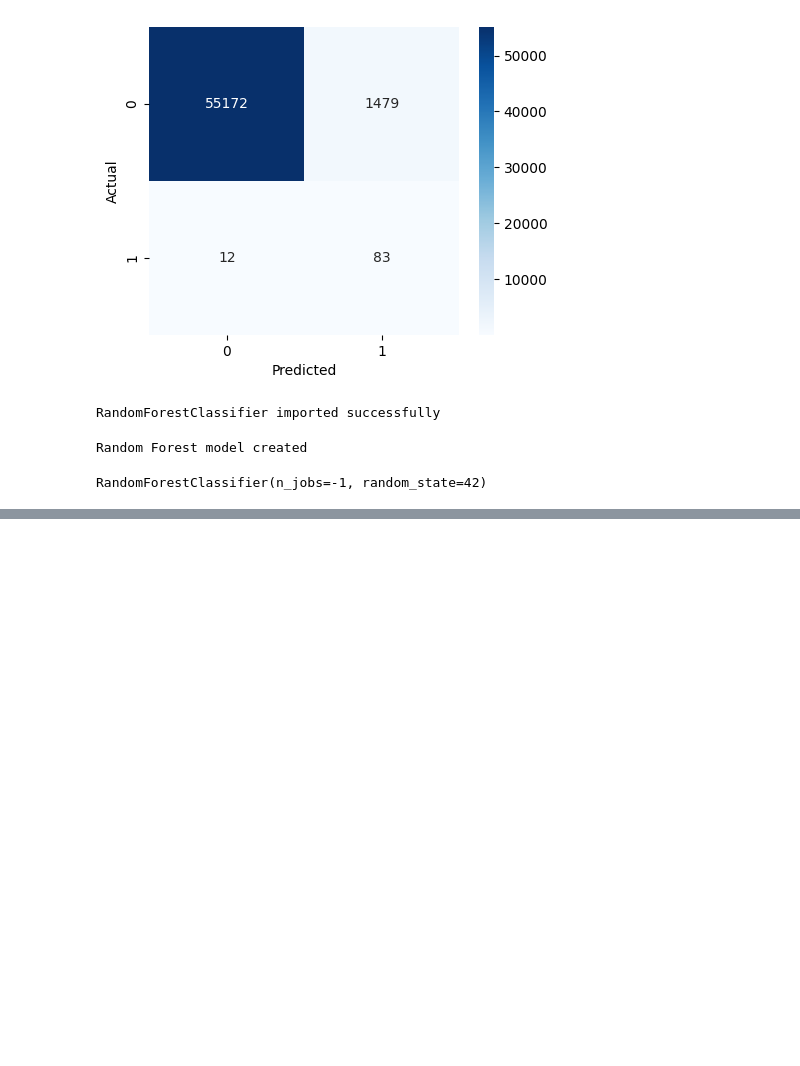
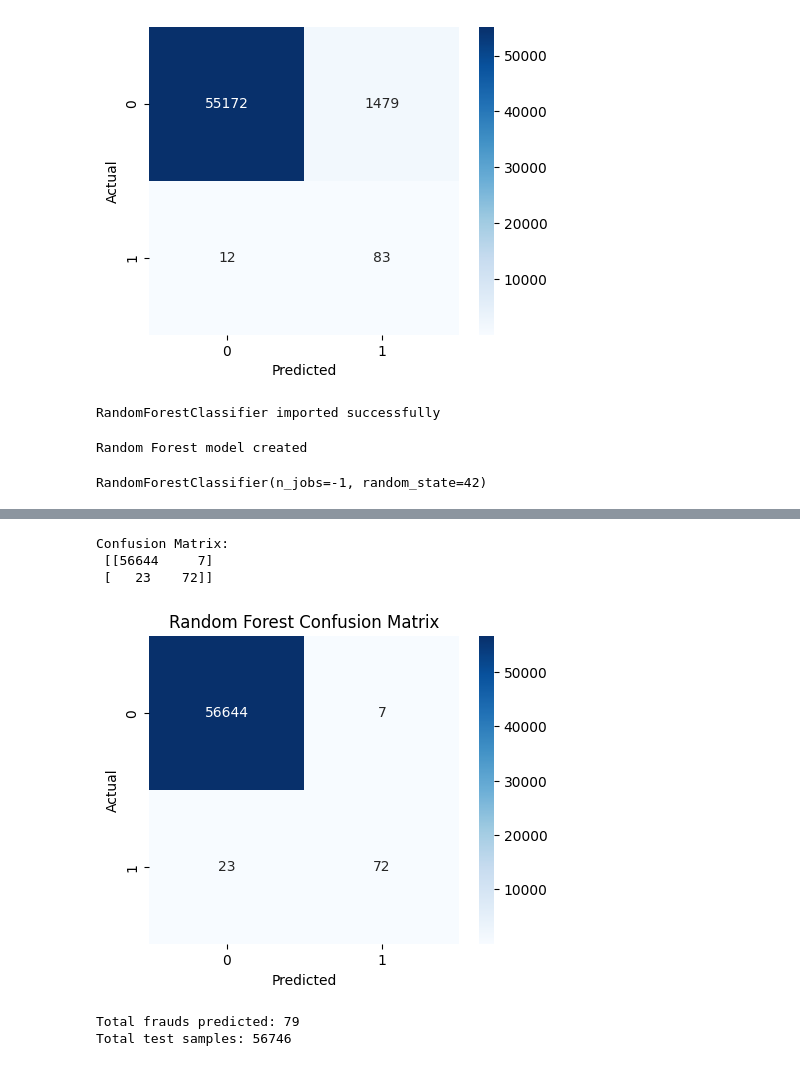
Before and after one commit to Gopikareddy180/credit-card-fraud-detection, a Jupyter notebook: fraud_detection.ipynb, the cells around one changed output, grey strips where cells are left out. Saved outputs shown, nothing was run; the diff lists cells and outputs as text; code cells hidden in the pictures; blank space fills up the shorter version.

Commit message:
Added Random Forest model, evaluation, and updated gitignore

```diff
--- a/fraud_detection.ipynb
+++ b/fraud_detection.ipynb
@@ -179,0 +182,7 @@ print("Random Forest training completed")
+# %%
+#Make Predictions on Test Data
+# STEP 4: Predict on test data
+y_pred_rf = rf_model.predict(X_test)
+
+print("Step 4: Predictions generated")
+print("First 10 predictions:", y_pred_rf[:10])
@@ -179,0 +203,30 @@ print("Random Forest training completed")
+# %%
+#Confusion Matrix (Visual Validation)
+from sklearn.metrics import confusion_matrix
+import seaborn as sns
+import matplotlib.pyplot as plt
+
+cm_rf = confusion_matrix(y_test, y_pred_rf)
+
+print("Confusion Matrix:\n", cm_rf)
+
+plt.figure(figsize=(5,4))
+sns.heatmap(cm_rf, annot=True, fmt="d", cmap="Blues")
+plt.xlabel("Predicted")
+plt.ylabel("Actual")
+plt.title("Random Forest Confusion Matrix")
+plt.show()
+# %% [output]
+Confusion Matrix:
+ [[56644     7]
+ [   23    72]]
+[figure, added]
+# %%
+#Count How Many Frauds Are Predicted
+import numpy as np
+
+print("Total frauds predicted:", np.sum(y_pred_rf))
+print("Total test samples:", len(y_pred_rf))
+# %% [output]
+Total frauds predicted: 79
+Total test samples: 56746
```
Also changed, not shown: parts of 3 cells of this notebook, 1 other file.
